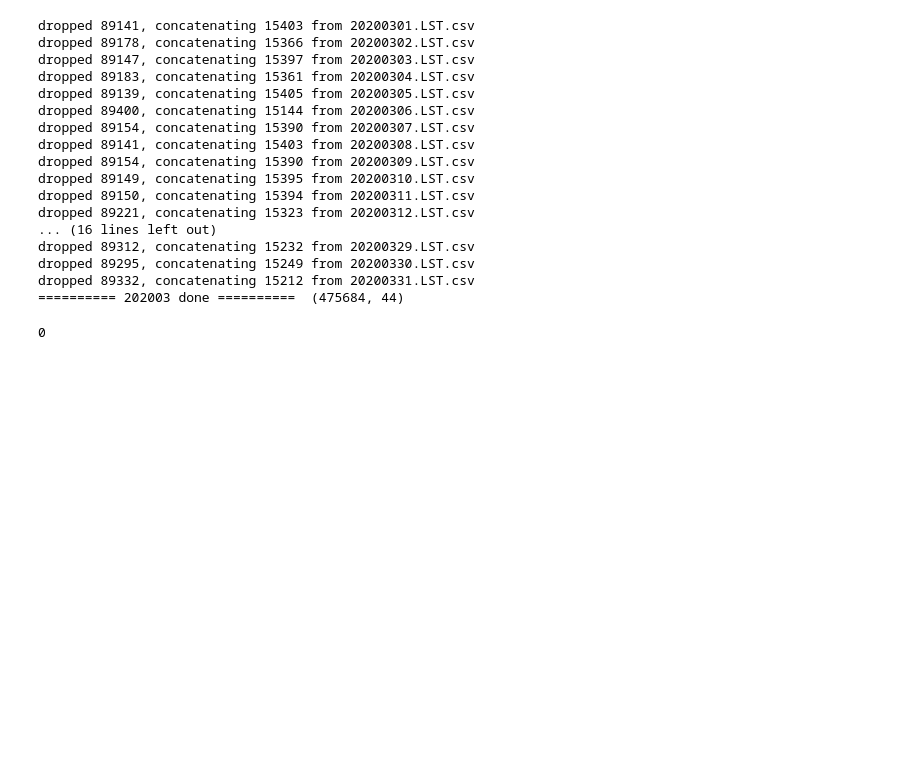
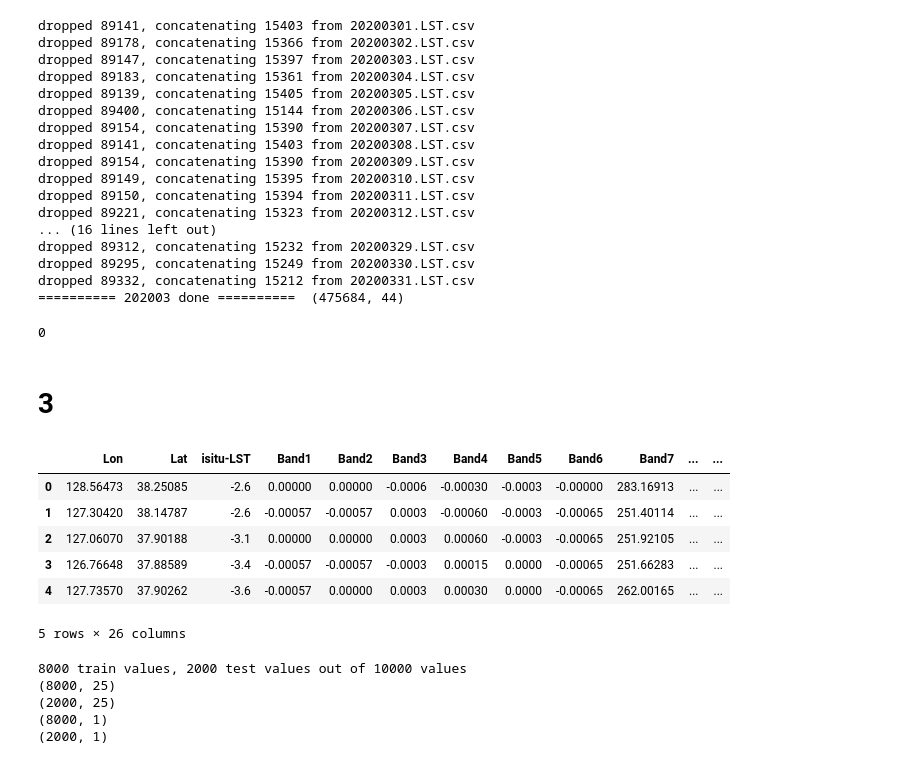
Before and after one commit to luanakwon/GroundTemperature, a Jupyter notebook: GroundTemp.ipynb, the cells around one changed output. Saved outputs shown, nothing was run; the diff lists cells and outputs as text; code cells hidden in the pictures; blank space fills up the shorter version.

```diff
--- a/GroundTemp.ipynb
+++ b/GroundTemp.ipynb
@@ -7,6 +7,16 @@ import matplotlib.pyplot as plt
 import os
 # %%
 cols = ["YearMonthDayHourMinute","STN","Lon","Lat","isitu-LST","Band1","Band2","Band3","Band4","Band5","Band6","Band7","Band8","Band9","Band10","Band11","Band12","Band13","Band14","Band15","Band16","30daysBand3","30daysBand13","GK2A-LST","SolarZA","SateZA","ESR","Height","LandType","insitu-TA","insitu-HM","insitu-TD","insitu-TG","insitu-TED0.05","insitu-TED0.1","insitu-TED0.2","insitu-TED0.3","insitu-TED0.5","insitu-TED1.0","insitu-TED1.5","insitu-TED3.0","insitu-TED5.0","insitu-PA","insitu-PS"]
+features = ["Lon","Lat",
+           "Band1","Band2","Band3","Band4",
+           "Band5","Band6","Band7","Band8",
+           "Band9","Band10","Band11","Band12",
+           "Band13","Band14","Band15","Band16",
+           "30daysBand3","30daysBand13",
+           "GK2A-LST","SolarZA","SateZA",
+           "ESR",
+           "LandType"]
+targets = ["isitu-LST","insitu-TA"]
 # %% [markdown]
 # Data Overview
 # %%
@@ -159,3 +169,5 @@ os.system("rm %d%02d??.LST.csv"%(year,month))
 0
 # %%
 !cp /content/202003.LST.csv /content/drive/MyDrive/Dataset/GroundTemp/.
+# %% [markdown]
+# 3
@@ -161,0 +181,29 @@ os.system("rm %d%02d??.LST.csv"%(year,month))
+# %%
+RANDOM_STATE = 31415
+target = targets[:1] # isitu-LST
+# %%
+df = pd.read_csv('/content/train/202001.LST.csv',names=cols,usecols=features+target,nrows=10000)
+df.head()
+# %% [output]
+|  | Lon | Lat | isitu-LST | Band1 | Band2 | Band3 | Band4 | Band5 | Band6 | Band7 | ... | ... |
+| 0 | 128.56473 | 38.25085 | -2.6 | 0.00000 | 0.00000 | -0.0006 | -0.00030 | -0.0003 | -0.00000 | 283.16913 | ... | ... |
+| 1 | 127.30420 | 38.14787 | -2.6 | -0.00057 | -0.00057 | 0.0003 | -0.00060 | -0.0003 | -0.00065 | 251.40114 | ... | ... |
+| 2 | 127.06070 | 37.90188 | -3.1 | 0.00000 | 0.00000 | 0.0003 | 0.00060 | -0.0003 | -0.00065 | 251.92105 | ... | ... |
+| 3 | 126.76648 | 37.88589 | -3.4 | -0.00057 | -0.00057 | -0.0003 | 0.00015 | 0.0000 | -0.00065 | 251.66283 | ... | ... |
+| 4 | 127.73570 | 37.90262 | -3.6 | -0.00057 | 0.00000 | 0.0003 | 0.00030 | 0.0000 | -0.00065 | 262.00165 | ... | ... |
+5 rows × 26 columns
+# %%
+X_train, X_test, Y_train, Y_test = train_test_split(
+    df.loc[:,features],df.loc[:,target], test_size=0.2, train_size=0.8,
+    random_state=RANDOM_STATE, shuffle=True, stratify=None)
+print(f"{X_train.shape[0]} train values, {X_test.shape[0]} test values out of {df.shape[0]} values")
+print(X_train.shape)
+print(X_test.shape)
+print(Y_train.shape)
+print(Y_test.shape)
+# %% [output]
+8000 train values, 2000 test values out of 10000 values
+(8000, 25)
+(2000, 25)
+(8000, 1)
+(2000, 1)
```
Also changed, not shown: parts of 9 cells of this notebook.
